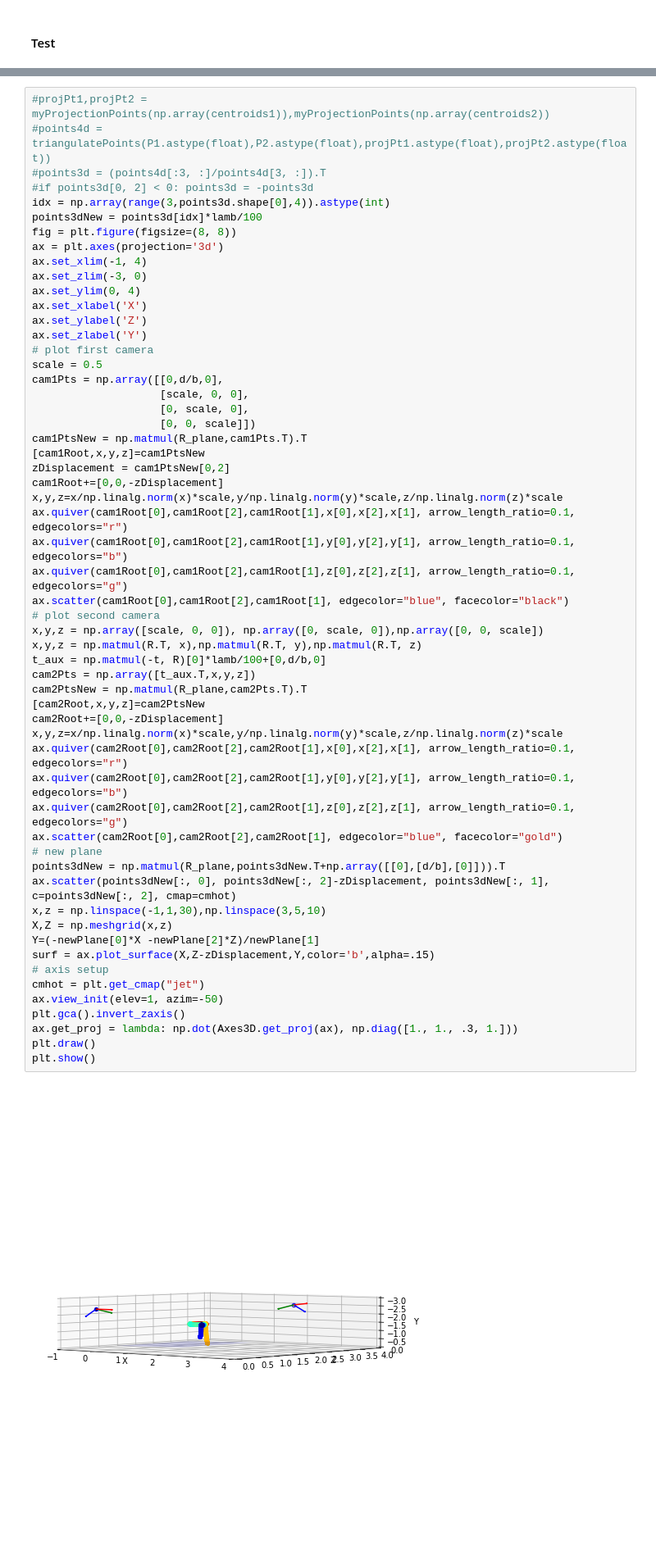
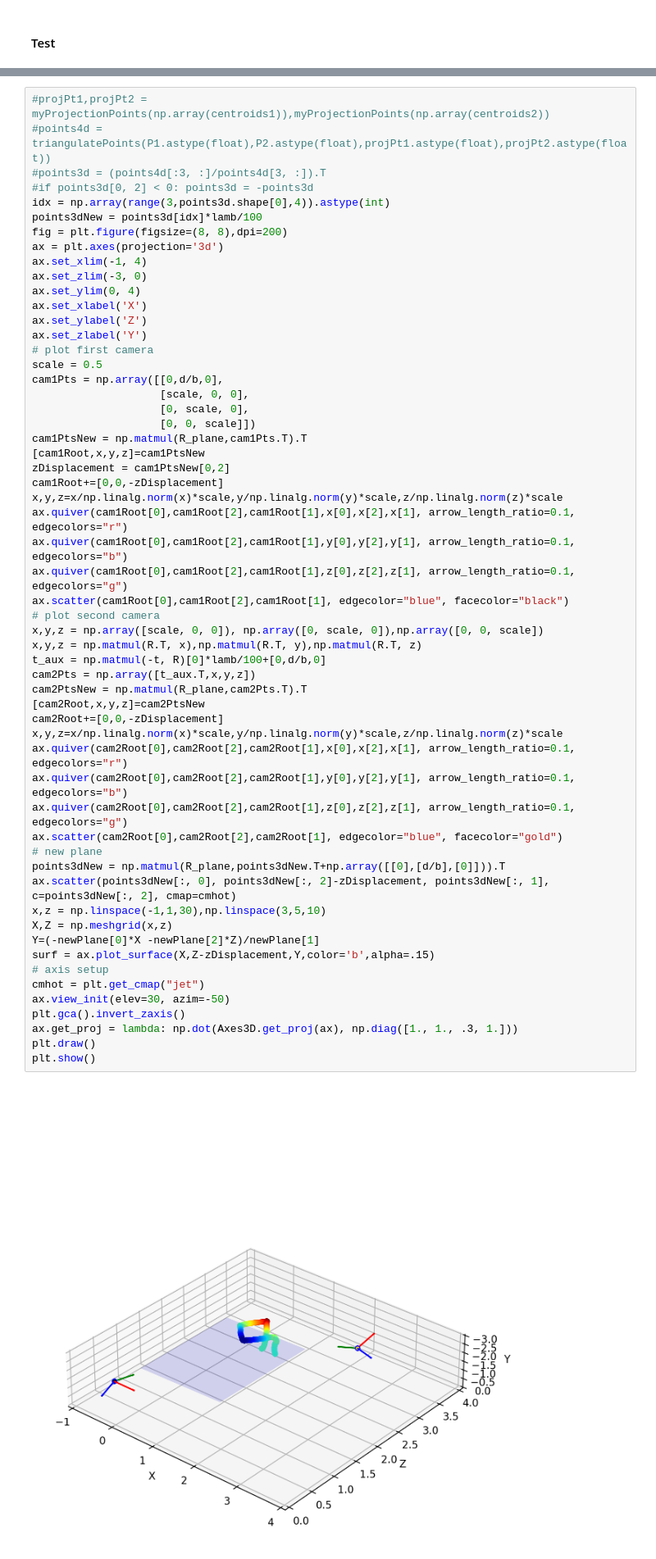
Before and after one commit to debOliveira/MoCapRasp, a Jupyter notebook: central/debugOnline.ipynb, the cells around one changed output, grey strips where cells are left out. Shown at 82% size. Drawn from its saved outputs; the diff is of its cells as text; blank space fills up the shorter version.

```diff
--- a/central/debugOnline.ipynb
+++ b/central/debugOnline.ipynb
@@ -928,7 +936,7 @@ for idx in range(2):
 #if points3d[0, 2] < 0: points3d = -points3d
 idx = np.array(range(3,points3d.shape[0],4)).astype(int)
 points3dNew = points3d[idx]*lamb/100
-fig = plt.figure(figsize=(8, 8))
+fig = plt.figure(figsize=(8, 8),dpi=200)
 ax = plt.axes(projection='3d')
 ax.set_xlim(-1, 4)
 ax.set_zlim(-3, 0)
@@ -951,35 +959,35 @@ ax.quiver(cam1Root[0],cam1Root[2],cam1Root[1],x[0],x[2],x[1], arrow_length_ratio
 ax.quiver(cam1Root[0],cam1Root[2],cam1Root[1],y[0],y[2],y[1], arrow_length_ratio=0.1, edgecolors="b")
 ax.quiver(cam1Root[0],cam1Root[2],cam1Root[1],z[0],z[2],z[1], arrow_length_ratio=0.1, edgecolors="g")
 ax.scatter(cam1Root[0],cam1Root[2],cam1Root[1], edgecolor="blue", facecolor="black")
 # plot second camera
 x,y,z = np.array([scale, 0, 0]), np.array([0, scale, 0]),np.array([0, 0, scale])
 x,y,z = np.matmul(R.T, x),np.matmul(R.T, y),np.matmul(R.T, z)
 t_aux = np.matmul(-t, R)[0]*lamb/100+[0,d/b,0]
 cam2Pts = np.array([t_aux.T,x,y,z])
 cam2PtsNew = np.matmul(R_plane,cam2Pts.T).T
 [cam2Root,x,y,z]=cam2PtsNew
 cam2Root+=[0,0,-zDisplacement]
 x,y,z=x/np.linalg.norm(x)*scale,y/np.linalg.norm(y)*scale,z/np.linalg.norm(z)*scale
 ax.quiver(cam2Root[0],cam2Root[2],cam2Root[1],x[0],x[2],x[1], arrow_length_ratio=0.1, edgecolors="r")
 ax.quiver(cam2Root[0],cam2Root[2],cam2Root[1],y[0],y[2],y[1], arrow_length_ratio=0.1, edgecolors="b")
 ax.quiver(cam2Root[0],cam2Root[2],cam2Root[1],z[0],z[2],z[1], arrow_length_ratio=0.1, edgecolors="g")
 ax.scatter(cam2Root[0],cam2Root[2],cam2Root[1], edgecolor="blue", facecolor="gold")
 # new plane
 points3dNew = np.matmul(R_plane,points3dNew.T+np.array([[0],[d/b],[0]])).T
 ax.scatter(points3dNew[:, 0], points3dNew[:, 2]-zDisplacement, points3dNew[:, 1], c=points3dNew[:, 2], cmap=cmhot)
 x,z = np.linspace(-1,1,30),np.linspace(3,5,10)
 X,Z = np.meshgrid(x,z)
 Y=(-newPlane[0]*X -newPlane[2]*Z)/newPlane[1]
 surf = ax.plot_surface(X,Z-zDisplacement,Y,color='b',alpha=.15)
 # axis setup
 cmhot = plt.get_cmap("jet")
-ax.view_init(elev=1, azim=-50)
+ax.view_init(elev=30, azim=-50)
 plt.gca().invert_zaxis()
 ax.get_proj = lambda: np.dot(Axes3D.get_proj(ax), np.diag([1., 1., .3, 1.]))
 plt.draw()
 plt.show()
 # %% [output]
-[figure, old version]
+[figure, new version]
 # %%
 #points3d_A = np.savetxt('points3d_A.csv',points3d[np.array(range(0,points3d.shape[0],4)).astype(int)]*lamb/100,delimiter=',')
 #points3d_B = np.savetxt('points3d_B.csv',points3d[np.array(range(1,points3d.shape[0],4)).astype(int)]*lamb/100,delimiter=',')
```
Also changed, not shown: parts of 8 cells of this notebook.
